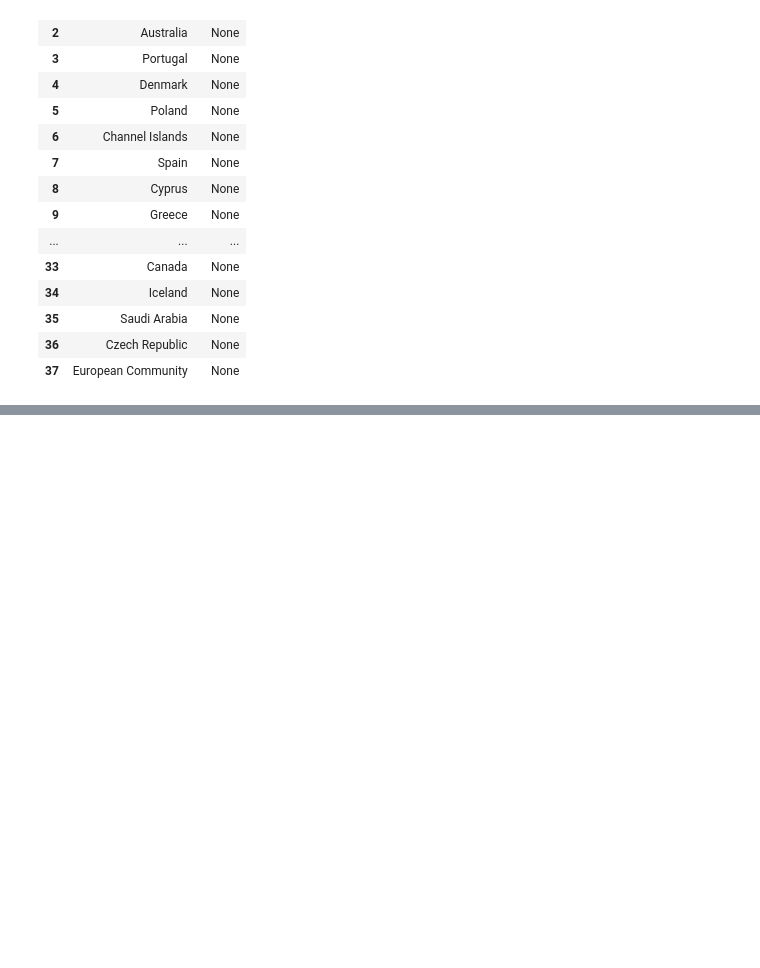
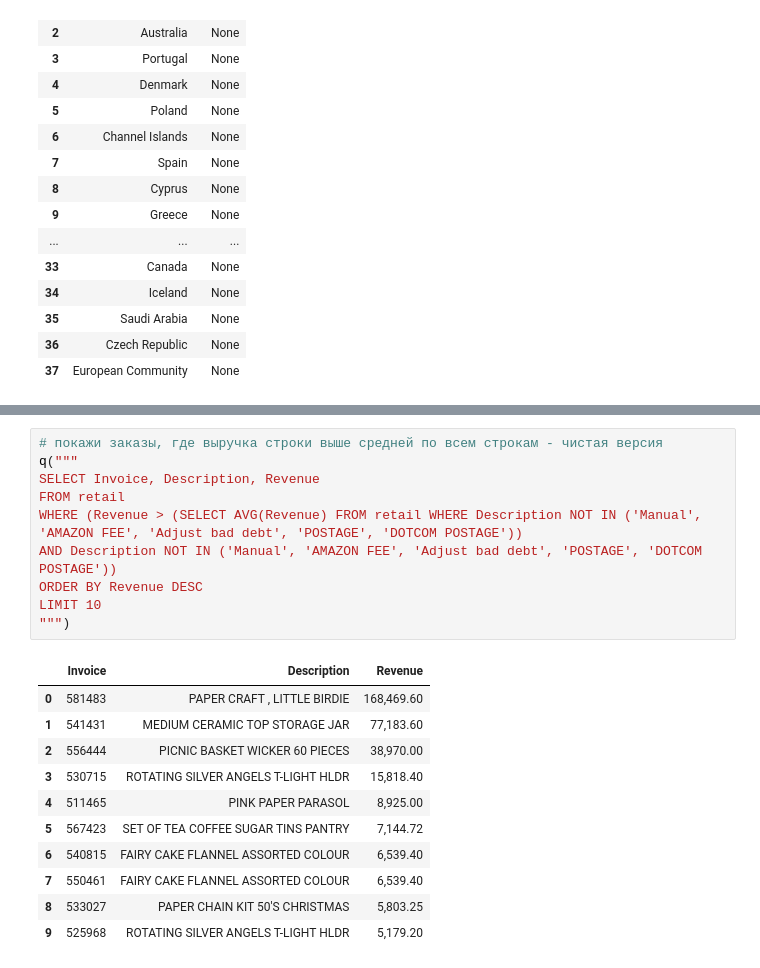
Before and after one commit to z0etar0twh/online-retail-analysis, a Jupyter notebook: online-retail-analysis.ipynb, the cells around one changed output, grey strips where cells are left out. Drawn from its saved outputs; the diff is of its cells as text; blank space fills up the shorter version.

```diff
--- a/online-retail-analysis.ipynb
+++ b/online-retail-analysis.ipynb
@@ -636,0 +705,22 @@ WHERE regions.Region IS NULL
+# %%
+# покажи заказы, где выручка строки выше средней по всем строкам - чистая версия
+q("""
+SELECT Invoice, Description, Revenue
+FROM retail
+WHERE (Revenue > (SELECT AVG(Revenue) FROM retail WHERE Description NOT IN ('Manual', 'AMAZON FEE', 'Adjust bad debt', 'POSTAGE', 'DOTCOM POSTAGE'))
+AND Description NOT IN ('Manual', 'AMAZON FEE', 'Adjust bad debt', 'POSTAGE', 'DOTCOM POSTAGE'))
+ORDER BY Revenue DESC
+LIMIT 10
+""")
+# %% [output]
+|  | Invoice | Description | Revenue |
+| 0 | 581483 | PAPER CRAFT , LITTLE BIRDIE | 168,469.60 |
+| 1 | 541431 | MEDIUM CERAMIC TOP STORAGE JAR | 77,183.60 |
+| 2 | 556444 | PICNIC BASKET WICKER 60 PIECES | 38,970.00 |
+| 3 | 530715 | ROTATING SILVER ANGELS T-LIGHT HLDR | 15,818.40 |
+| 4 | 511465 | PINK PAPER PARASOL | 8,925.00 |
+| 5 | 567423 | SET OF TEA COFFEE SUGAR TINS PANTRY | 7,144.72 |
+| 6 | 540815 | FAIRY CAKE FLANNEL ASSORTED COLOUR | 6,539.40 |
+| 7 | 550461 | FAIRY CAKE FLANNEL ASSORTED COLOUR | 6,539.40 |
+| 8 | 533027 | PAPER CHAIN KIT 50'S CHRISTMAS | 5,803.25 |
+| 9 | 525968 | ROTATING SILVER ANGELS T-LIGHT HLDR | 5,179.20 |
```
Also changed, not shown: parts of 9 cells of this notebook.
